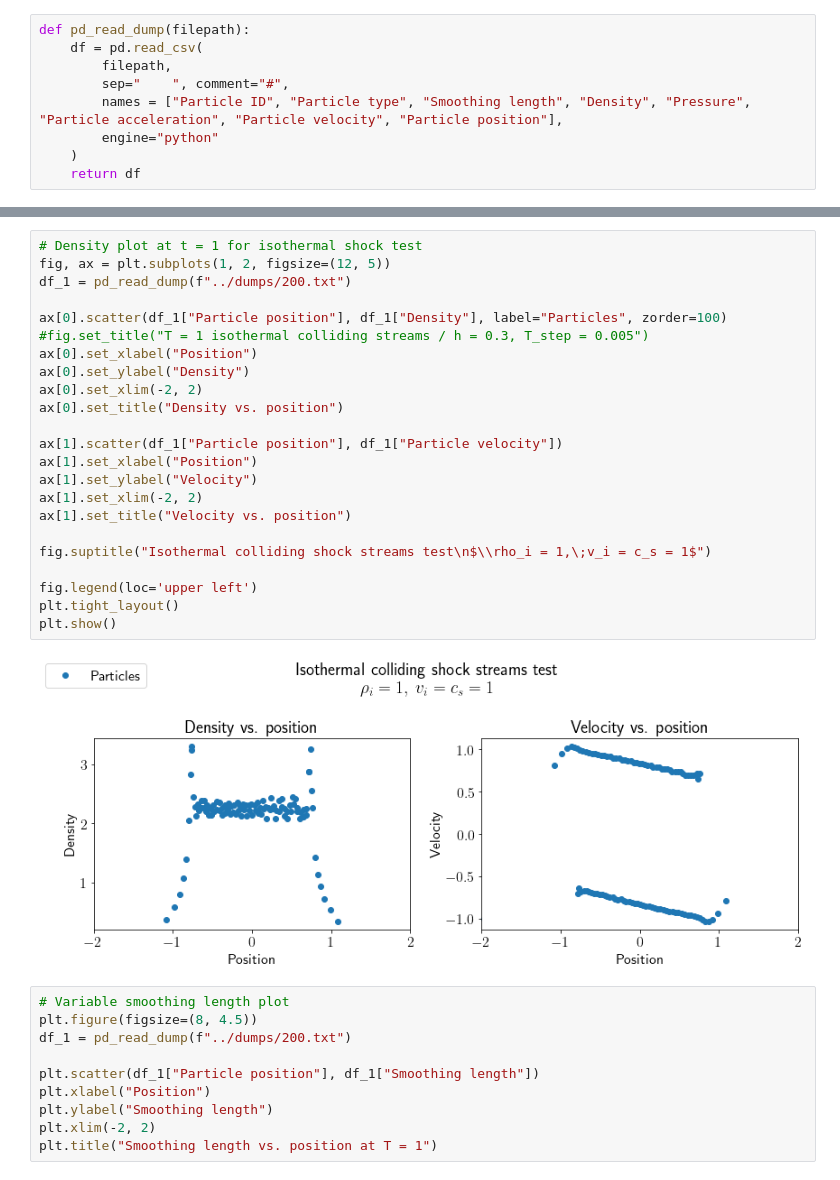
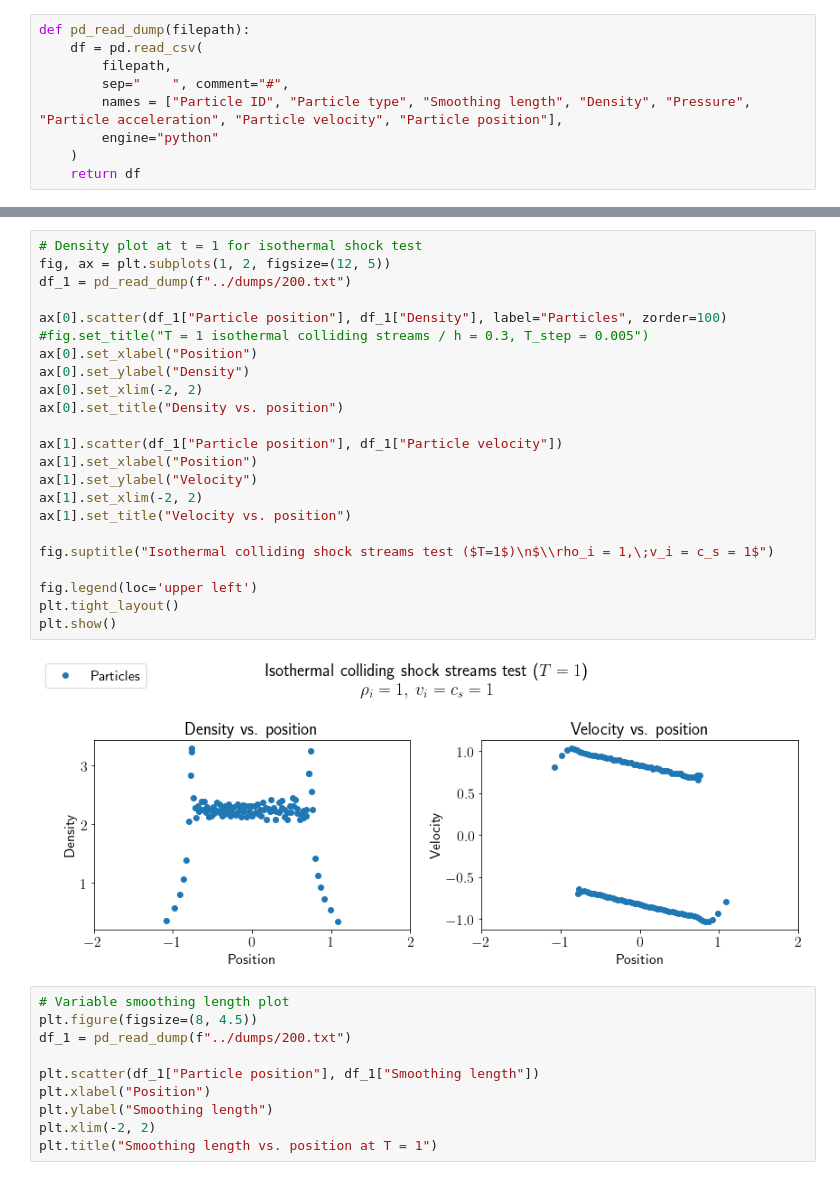
Before and after one commit to SapiensAnatis/sph, a Jupyter notebook: plots/analyze_results.ipynb, the cells around one changed output, grey strips where cells are left out. Drawn from its saved outputs; the diff is of its cells as text.

```diff
--- a/plots/analyze_results.ipynb
+++ b/plots/analyze_results.ipynb
@@ -41,28 +41,28 @@ plt.show()
 # %%
 # Density plot at t = 1 for isothermal shock test
 fig, ax = plt.subplots(1, 2, figsize=(12, 5))
 df_1 = pd_read_dump(f"../dumps/200.txt")
 
 ax[0].scatter(df_1["Particle position"], df_1["Density"], label="Particles", zorder=100)
 #fig.set_title("T = 1 isothermal colliding streams / h = 0.3, T_step = 0.005")
 ax[0].set_xlabel("Position")
 ax[0].set_ylabel("Density")
 ax[0].set_xlim(-2, 2)
 ax[0].set_title("Density vs. position")
 
 ax[1].scatter(df_1["Particle position"], df_1["Particle velocity"])
 ax[1].set_xlabel("Position")
 ax[1].set_ylabel("Velocity")
 ax[1].set_xlim(-2, 2)
 ax[1].set_title("Velocity vs. position")
 
-fig.suptitle("Isothermal colliding shock streams test\n$\\rho_i = 1,\;v_i = c_s = 1$")
+fig.suptitle("Isothermal colliding shock streams test ($T=1$)\n$\\rho_i = 1,\;v_i = c_s = 1$")
 
 fig.legend(loc='upper left')
 plt.tight_layout()
 plt.show()
 # %% [output]
-[figure, old version]
+[figure, new version]
 # %%
 # Variable smoothing length plot
 plt.figure(figsize=(8, 4.5))
```
Also changed, not shown: parts of 1 cell of this notebook, 12 other files.
